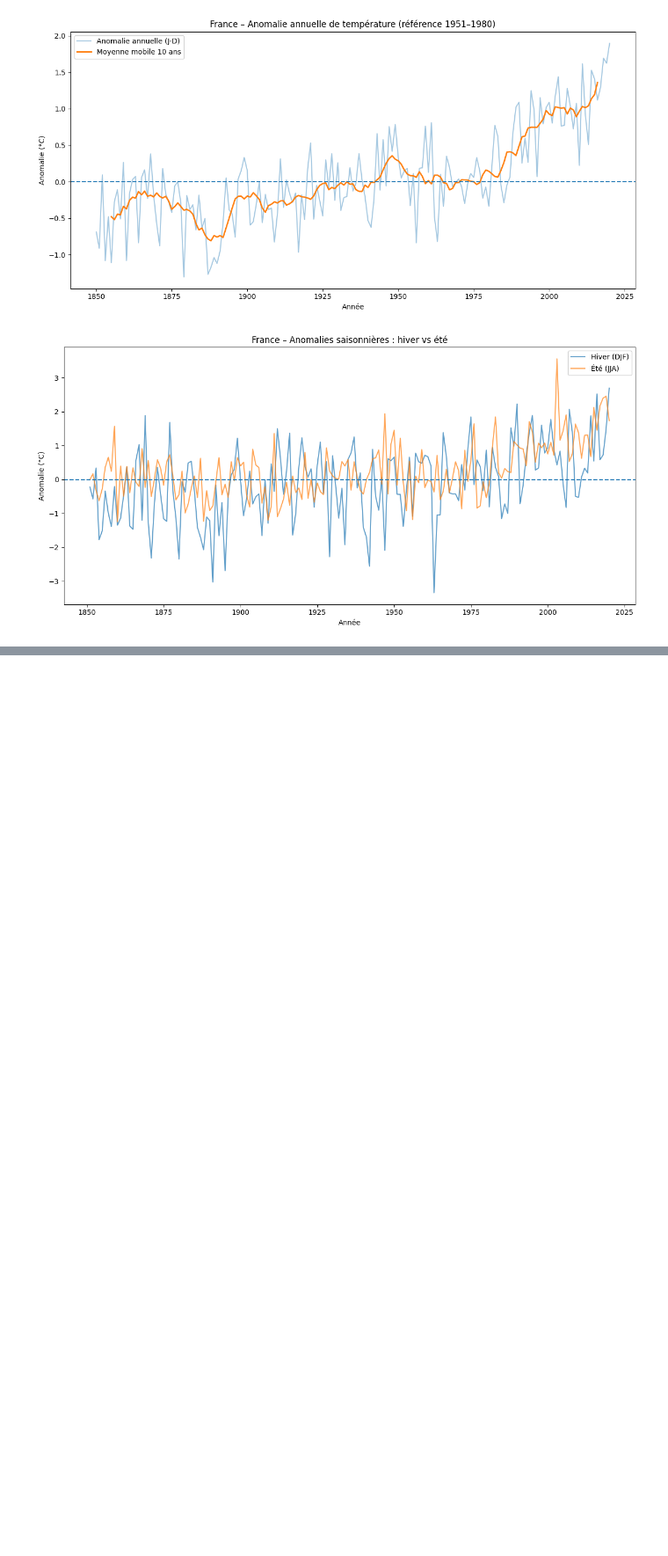
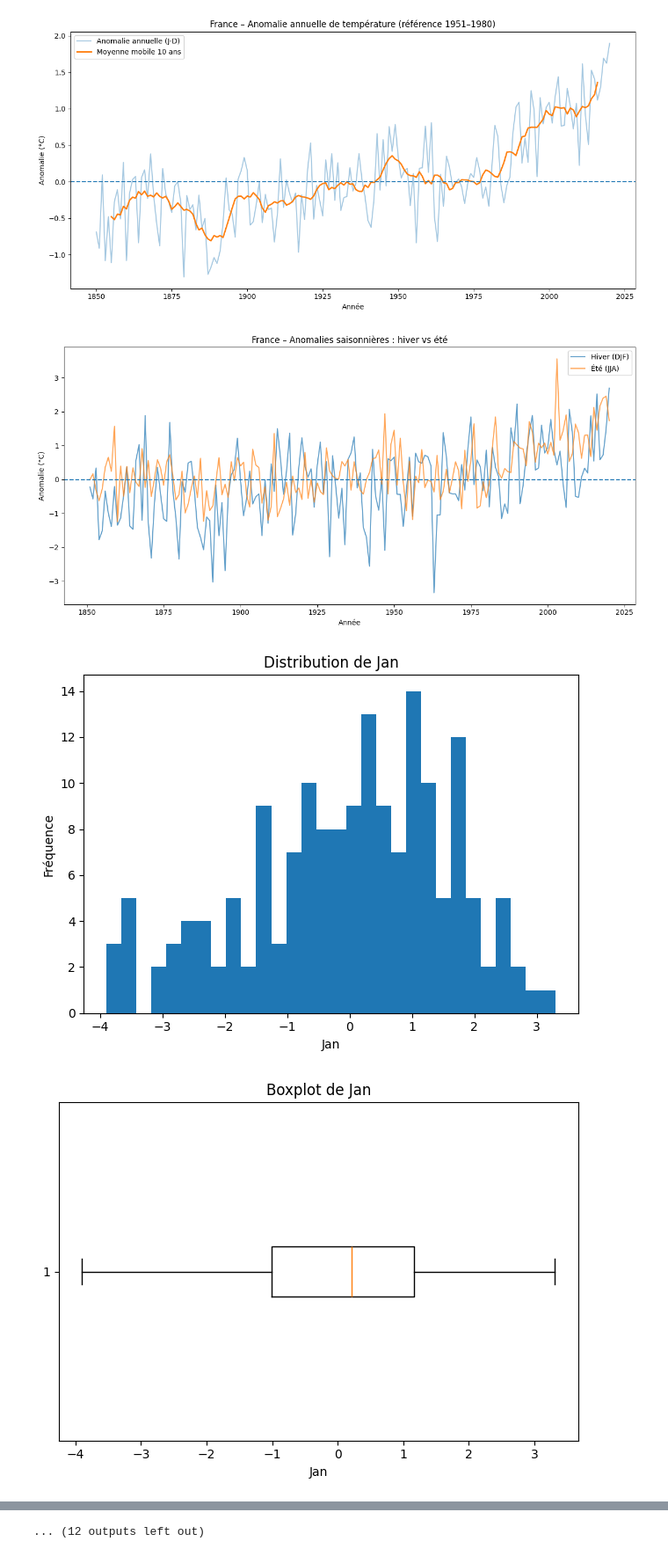
Before and after one commit to VinchC/projet, a Jupyter notebook: Berkeley_France.ipynb, the cells around one changed output, grey strips where cells are left out. Shown at 88% size. Drawn from its saved outputs; the diff is of its cells as text; code cells hidden in the pictures; blank space fills up the shorter version.

```diff
--- a/Berkeley_France.ipynb
+++ b/Berkeley_France.ipynb
@@ -306,3 +290,38 @@ plt.tight_layout()
 plt.show()
 # %% [output]
 [figure]
+# %%
+# Boxplots mensuels
+import matplotlib.pyplot as plt
+
+monthly_cols = [
+    "Jan","Feb","Mar","Apr","May","Jun",
+    "Jul","Aug","Sep","Oct","Nov","Dec"
+]
+
+for col in monthly_cols:
+
+    data = df[col].dropna()
+
+    if data.empty:
+        continue
+
+    # Histogramme
+    plt.figure()
+    plt.hist(data, bins=30)
+    plt.title(f"Distribution de {col}")
+    plt.xlabel(col)
+    plt.ylabel("Fréquence")
+    plt.tight_layout()
+    plt.show()
+
+    # Boxplot
+    plt.figure()
+    plt.boxplot(data, vert=False)
+    plt.title(f"Boxplot de {col}")
+    plt.xlabel(col)
+    plt.tight_layout()
+    plt.show()
+# %% [output]
+[figure, added]
+[figure, added]
@@ -308,0 +338 @@ plt.show()
+... (12 outputs left out)
```
Also changed, not shown: parts of 4 cells of this notebook, 3 other files.
